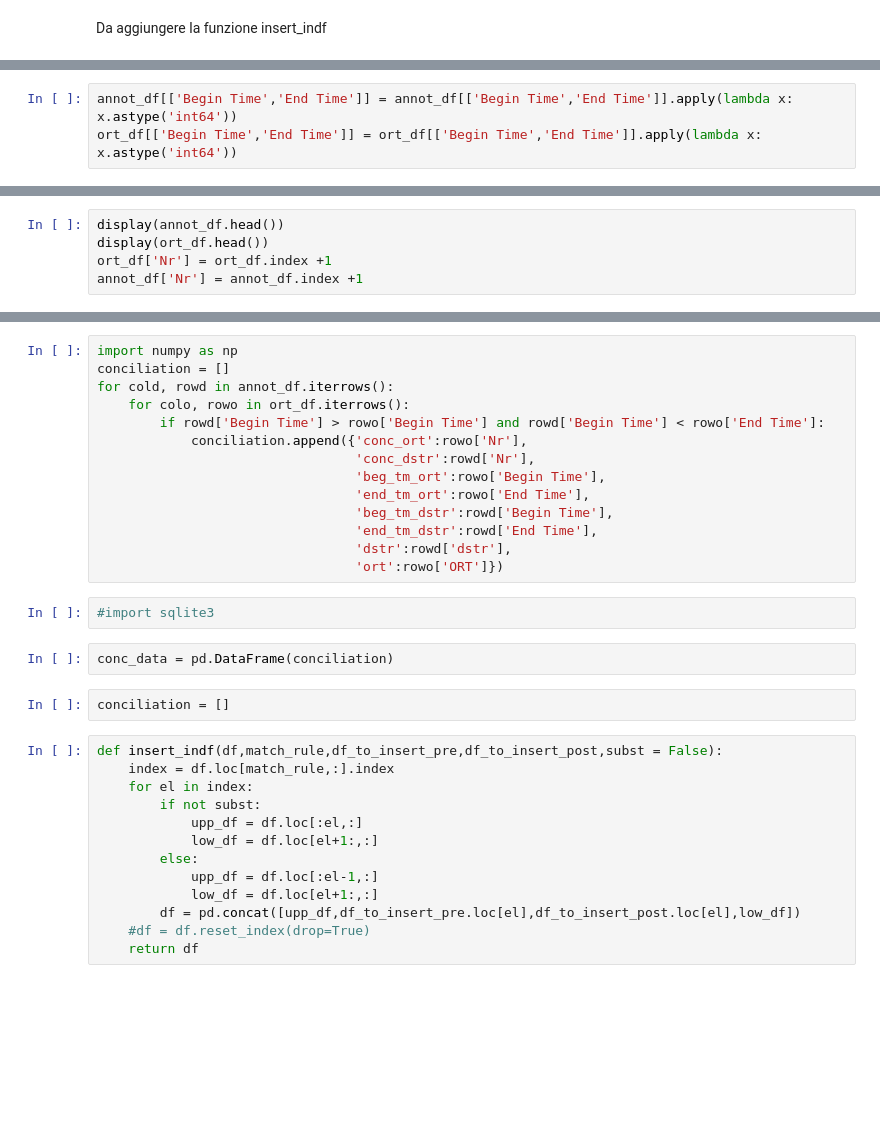
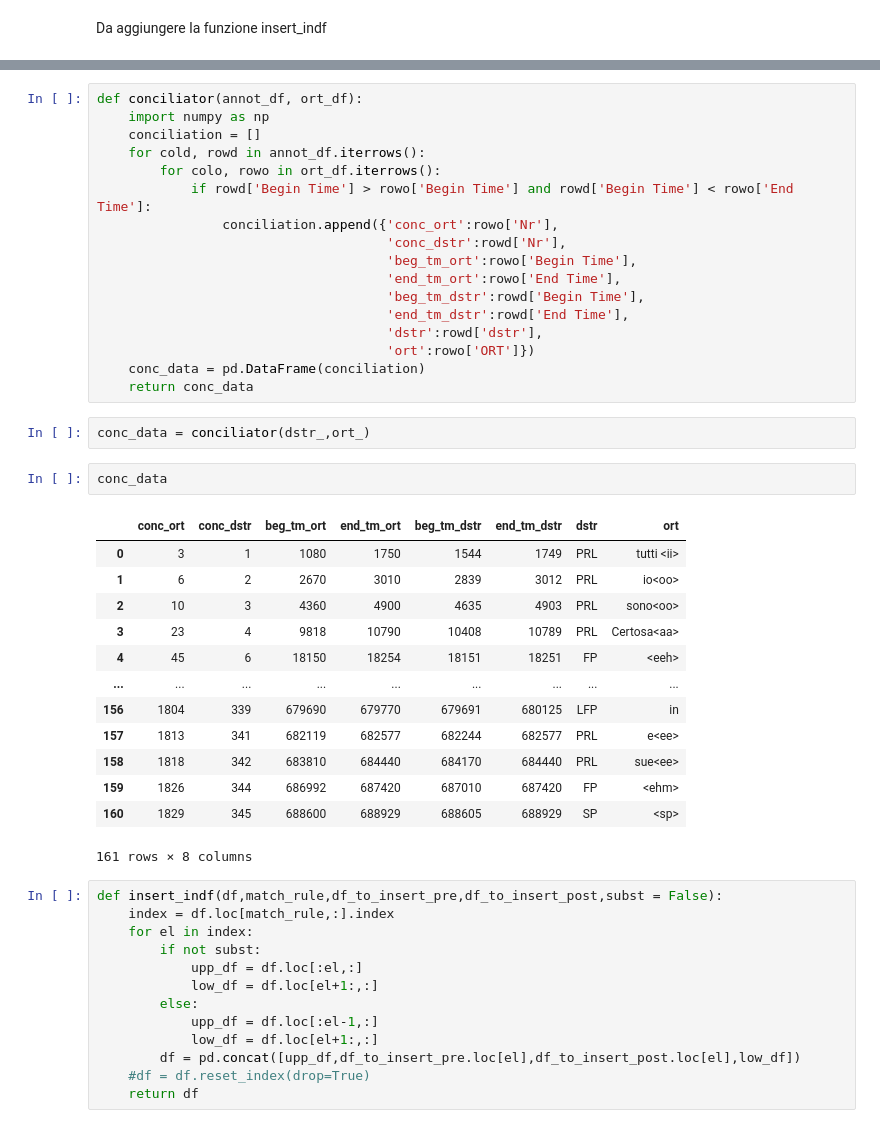
Before and after one commit to jamslaugh/tacotron2_thesis, a Jupyter notebook: Data EAF/Training Data - EAF/data_extraction.ipynb, the cells around one changed output, grey strips where cells are left out. Drawn from its saved outputs; the diff is of its cells as text; blank space fills up the shorter version.

Commit message:
data_loader class refined and conciliator function created

```diff
--- a/Data EAF/Training Data - EAF/data_extraction.ipynb
+++ b/Data EAF/Training Data - EAF/data_extraction.ipynb
@@ -142,3 +93,0 @@ Index(['ANNOTATION_ID', 'CVE_REF', 'dstr', 'Begin Time', 'End Time'], dtype='obj
-# %%
-annot_df[['Begin Time','End Time']] = annot_df[['Begin Time','End Time']].apply(lambda x: x.astype('int64'))
-ort_df[['Begin Time','End Time']] = ort_df[['Begin Time','End Time']].apply(lambda x: x.astype('int64'))
@@ -147,5 +93,0 @@ ort_df[['Begin Time','End Time']] = ort_df[['Begin Time','End Time']].apply(lamb
-# %%
-display(annot_df.head())
-display(ort_df.head())
-ort_df['Nr'] = ort_df.index +1
-annot_df['Nr'] = annot_df.index +1
@@ -205,23 +94,38 @@ import seaborn as sns
 # %%
-import numpy as np
-conciliation = []
-for cold, rowd in annot_df.iterrows():
-    for colo, rowo in ort_df.iterrows():
-        if rowd['Begin Time'] > rowo['Begin Time'] and rowd['Begin Time'] < rowo['End Time']:
-            conciliation.append({'conc_ort':rowo['Nr'],
-                                 'conc_dstr':rowd['Nr'],
-                                 'beg_tm_ort':rowo['Begin Time'],
-                                 'end_tm_ort':rowo['End Time'],
-                                 'beg_tm_dstr':rowd['Begin Time'],
-                                 'end_tm_dstr':rowd['End Time'],
-                                 'dstr':rowd['dstr'],
-                                 'ort':rowo['ORT']})
+def conciliator(annot_df, ort_df):
+    import numpy as np
+    conciliation = []
+    for cold, rowd in annot_df.iterrows():
+        for colo, rowo in ort_df.iterrows():
+            if rowd['Begin Time'] > rowo['Begin Time'] and rowd['Begin Time'] < rowo['End Time']:
+                conciliation.append({'conc_ort':rowo['Nr'],
+                                     'conc_dstr':rowd['Nr'],
+                                     'beg_tm_ort':rowo['Begin Time'],
+                                     'end_tm_ort':rowo['End Time'],
+                                     'beg_tm_dstr':rowd['Begin Time'],
+                                     'end_tm_dstr':rowd['End Time'],
+                                     'dstr':rowd['dstr'],
+                                     'ort':rowo['ORT']})
+    conc_data = pd.DataFrame(conciliation)
+    return conc_data
-# %%
-#import sqlite3
-# %%
-conc_data = pd.DataFrame(conciliation)
-# %%
-conciliation = []
+# %%
+conc_data = conciliator(dstr_,ort_)
+# %%
+conc_data
+# %% [output]
+|  | conc_ort | conc_dstr | beg_tm_ort | end_tm_ort | beg_tm_dstr | end_tm_dstr | dstr | ort |
+| 0 | 3 | 1 | 1080 | 1750 | 1544 | 1749 | PRL | tutti <ii> |
+| 1 | 6 | 2 | 2670 | 3010 | 2839 | 3012 | PRL | io<oo> |
+| 2 | 10 | 3 | 4360 | 4900 | 4635 | 4903 | PRL | sono<oo> |
+| 3 | 23 | 4 | 9818 | 10790 | 10408 | 10789 | PRL | Certosa<aa> |
+| 4 | 45 | 6 | 18150 | 18254 | 18151 | 18251 | FP | <eeh> |
+| ... | ... | ... | ... | ... | ... | ... | ... | ... |
+| 156 | 1804 | 339 | 679690 | 679770 | 679691 | 680125 | LFP | in |
+| 157 | 1813 | 341 | 682119 | 682577 | 682244 | 682577 | PRL | e<ee> |
+| 158 | 1818 | 342 | 683810 | 684440 | 684170 | 684440 | PRL | sue<ee> |
+| 159 | 1826 | 344 | 686992 | 687420 | 687010 | 687420 | FP | <ehm> |
+| 160 | 1829 | 345 | 688600 | 688929 | 688605 | 688929 | SP | <sp> |
+161 rows × 8 columns
 # %%
 def insert_indf(df,match_rule,df_to_insert_pre,df_to_insert_post,subst = False):
     index = df.loc[match_rule,:].index
```
Also changed, not shown: parts of 28 cells of this notebook, 2 other files.
